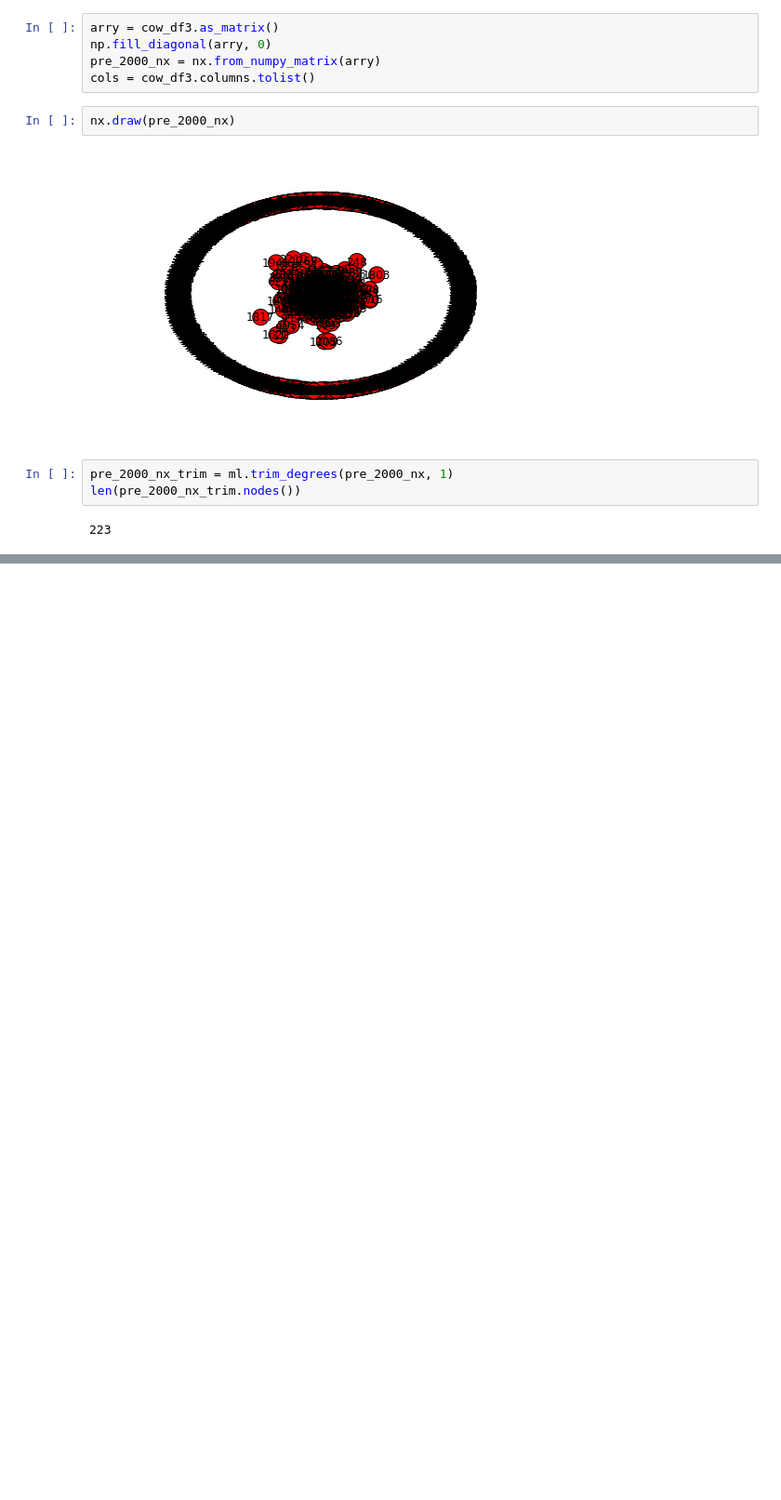
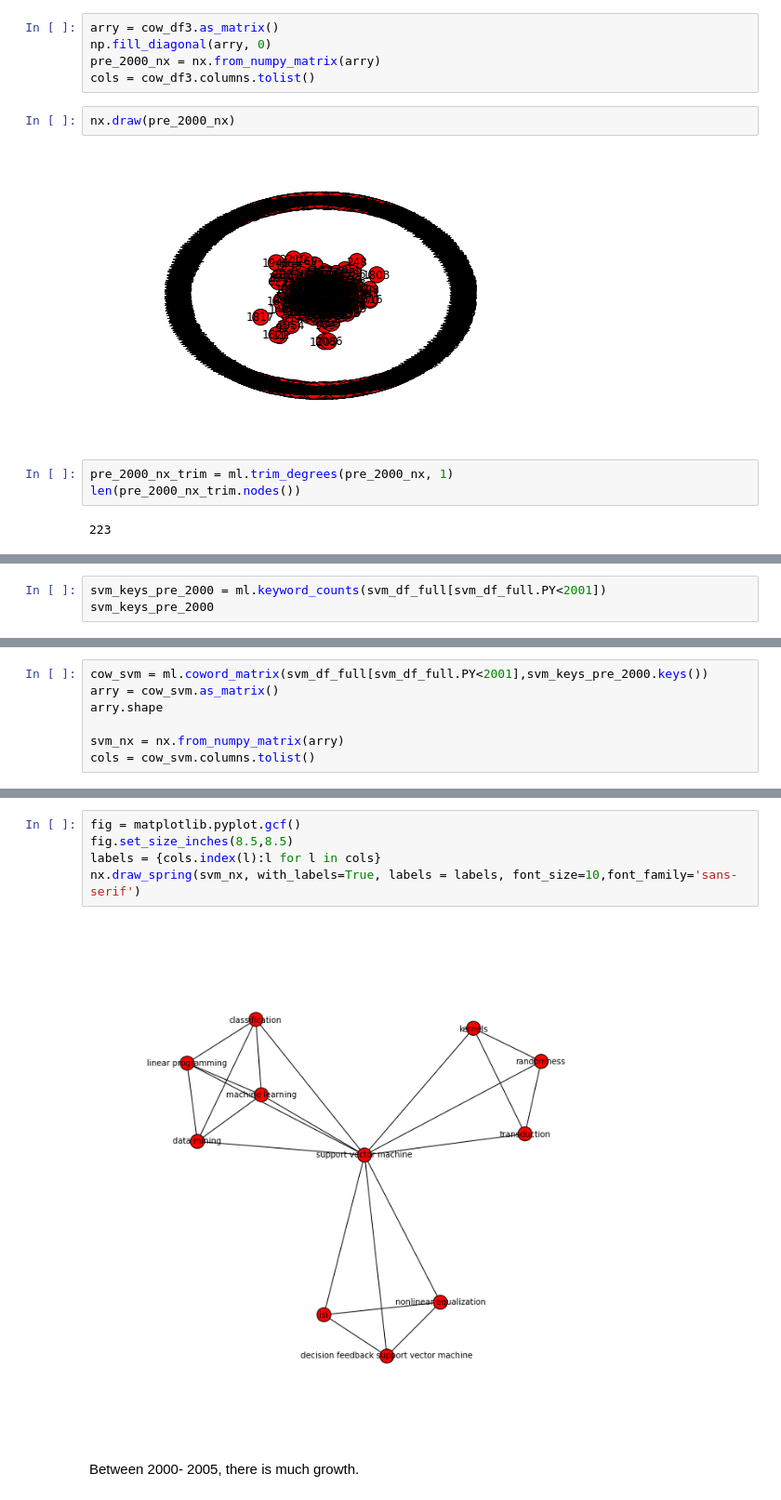
Before and after one commit to datapractice/machinelearners, a Jupyter notebook: ml_lit/ml_coword_analysis.ipynb, the cells around one changed output, grey strips where cells are left out. Shown at 93% size. Drawn from its saved outputs; the diff is of its cells as text; blank space fills up the shorter version.

```diff
--- a/ml_lit/ml_coword_analysis.ipynb
+++ b/ml_lit/ml_coword_analysis.ipynb
@@ -334,0 +388,3 @@ len(pre_2000_nx_trim.nodes())
+# %%
+svm_keys_pre_2000 = ml.keyword_counts(svm_df_full[svm_df_full.PY<2001])
+svm_keys_pre_2000
@@ -334,0 +403,7 @@ len(pre_2000_nx_trim.nodes())
+# %%
+cow_svm = ml.coword_matrix(svm_df_full[svm_df_full.PY<2001],svm_keys_pre_2000.keys())
+arry = cow_svm.as_matrix()
+arry.shape
+
+svm_nx = nx.from_numpy_matrix(arry)
+cols = cow_svm.columns.tolist()
@@ -334,0 +424,9 @@ len(pre_2000_nx_trim.nodes())
+# %%
+fig = matplotlib.pyplot.gcf()
+fig.set_size_inches(8.5,8.5)
+labels = {cols.index(l):l for l in cols}
+nx.draw_spring(svm_nx, with_labels=True, labels = labels, font_size=10,font_family='sans-serif')
+# %% [output]
+[figure, added]
+# %% [markdown]
+Between 2000- 2005, there is much growth.
```
Also changed, not shown: parts of 19 cells of this notebook, 8 other files.
